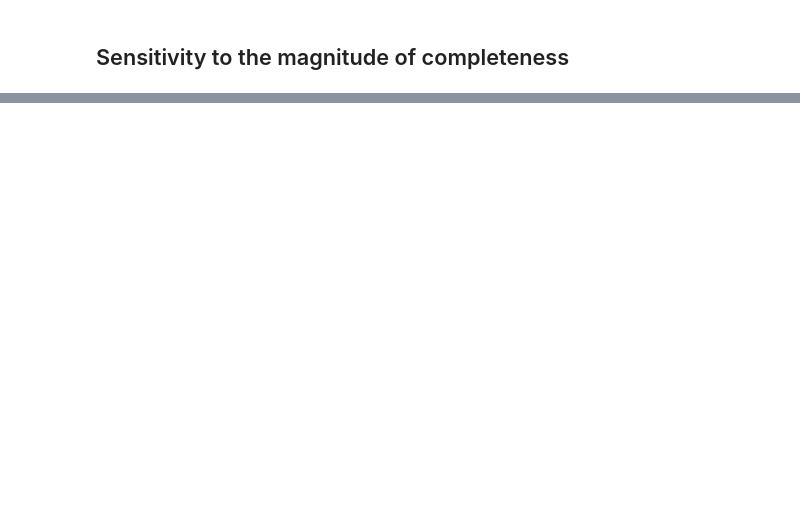
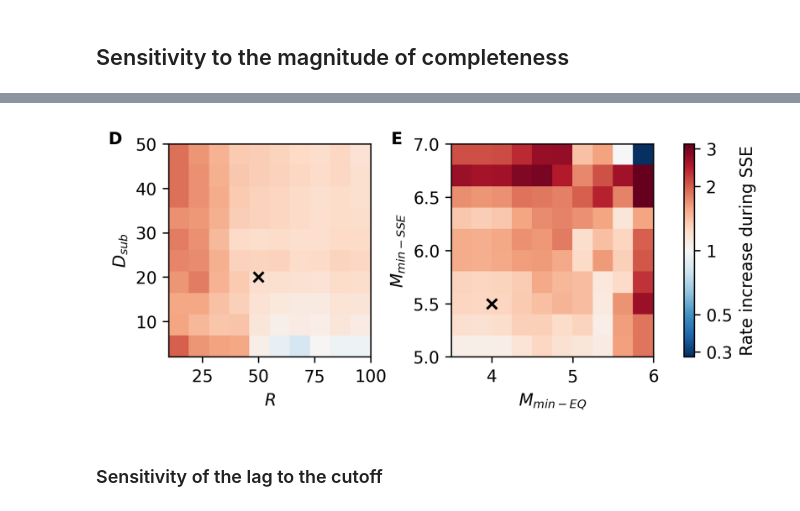
Before and after one commit to keliankaz/global_SSE, a Jupyter notebook: notebooks/sensitivity.ipynb, the cells around one changed output, grey strips where cells are left out. Cells and saved outputs as stored; diff of their text form; code cells hidden in the pictures; blank space fills up the shorter version.

```diff
--- a/notebooks/sensitivity.ipynb
+++ b/notebooks/sensitivity.ipynb
@@ -69,0 +78,39 @@ cax.set_ticklabels([0.3,0.5,1,2,3])
+# %%
+fig, AX = plt.subplots(1,2, dpi=300, figsize=(6.5,2.3), gridspec_kw=dict(wspace=0.4))
+
+
+# spatial sensitivity plot (panel D)
+ax = AX[0]
+gr = ax.imshow(np.log10(space_grid), cmap=cmap, origin='lower',extent=[*D_SSE_range,*D_sub_range], vmin=crange[0],vmax=crange[1],aspect='auto')
+
+ax.set(
+    xlabel='$R$',
+    ylabel='$D_{sub}$',
+)
+
+
+ax.scatter(50, 20, marker='x', color='k')
+
+# Magnitude sensitivity plot (panel E)
+ax = AX[1]
+gr = ax.imshow(np.log10(mag_grid), cmap=cmap, origin='lower',extent=[*Mc_range,*Mmin_range],vmin=crange[0],vmax=crange[1],aspect='auto')
+
+ax.set(
+    xlabel=r'$M_{min-EQ}$',
+    ylabel=r'$M_{min-SSE}$',
+)
+
+cax = fig.colorbar(gr, ax=AX.ravel().tolist())
+cax.set_label('Rate increase during SSE')
+cax.set_ticks(np.log10([0.3333,0.5,1,2,3]))
+cax.set_ticklabels([0.3,0.5,1,2,3])
+
+ax.scatter(4, 5.5, marker='x', color='k')
+
+for n, ax in enumerate(AX):
+    pos = [-0.3, 1]
+    ax.text(*pos, string.ascii_uppercase[n+3], transform=ax.transAxes, weight='bold')
+# %% [output]
+[figure, added]
+# %% [markdown]
+### Sensitivity of the lag to the cutoff
```
Also changed, not shown: parts of 16 cells of this notebook.
